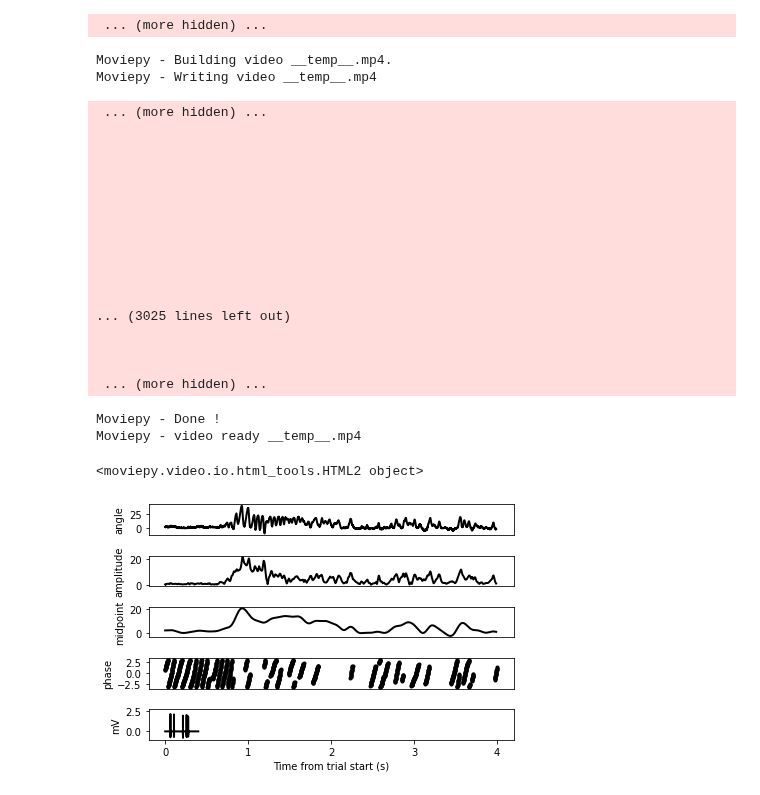
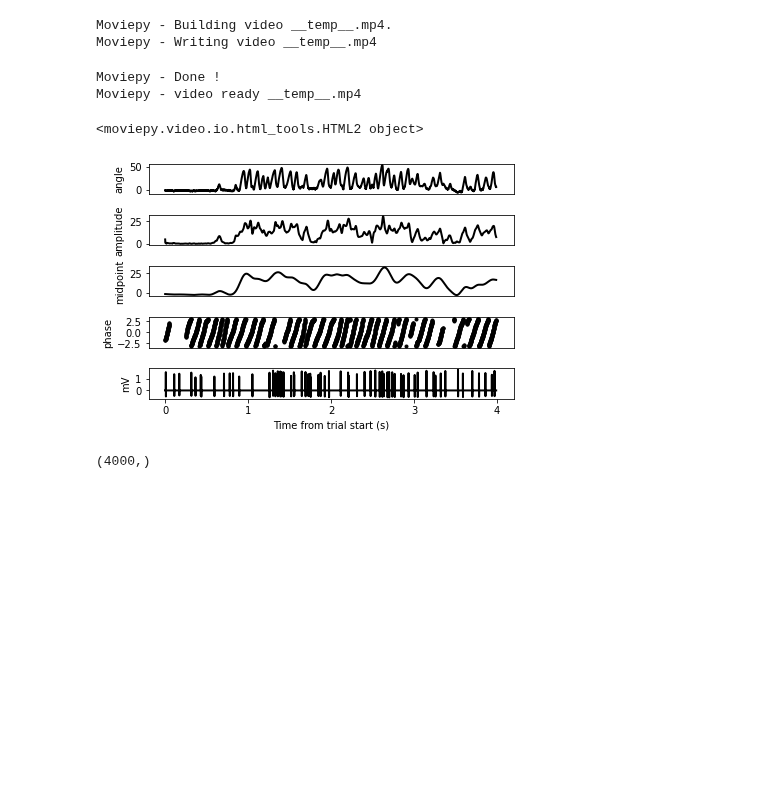
Before and after one commit to jacheung/bookshelf, a Jupyter notebook: Matlab/build_trial_movie.ipynb, the cells around one changed output. Cells and saved outputs as stored; diff of their text form; code cells hidden in the pictures; blank space fills up the shorter version.

Commit message:
compiled whisker trace along with spikes for animation draft
todo: add whisker video

```diff
--- a/Matlab/build_trial_movie.ipynb
+++ b/Matlab/build_trial_movie.ipynb
@@ -21,58 +21,44 @@ filtered_phase[amplitude_mask] = np.nan
 y0 = ds['thetaAtBase'][:,trial]
 y1 = ds['amplitude'][:,trial]
 y2 = ds['setpoint'][:,trial]
-y3 = filtered_phase
-y4 = ds['spikes_traces'][:,trial]
+y3 = ds['phase'][:,trial]
+y4 = ds['spikes_trace'][:,trial]
 # %%
 # Set up plots for animation
 fig, ax = plt.subplots(5,1)
 l0, = ax[0].plot(x, y0, lw=2, c='k')
 l1, = ax[1].plot(x, y1, lw=2, c='k')
 l2, = ax[2].plot(x, y2, lw=2, c='k')
 l3, = ax[3].plot(x, y3, 'k.')
-l4, = ax[4].plot(np.arange(0,len(y4)), y4, lw=2, c='k')
+l4, = ax[4].plot(x, y4, lw=2, c='k')
 
 labels = ['angle', 'amplitude', 'midpoint', 'phase', 'mV']
 for ix,k in enumerate(ax):
     ax[ix].set_xticks([])
     ax[ix].set_ylabel(labels[ix])
-ax[4].set_xticks([0,10000,20000,30000,40000])
+ax[4].set_xticks([0,1000,2000,3000,4000])
 ax[4].set_xticklabels([0,1,2,3,4])
 ax[4].set_xlabel("Time from trial start (s)")
 fig.tight_layout()
 
 # Animate figure with moviepy
 def plot_until_t(t):
     t_idx = int(round(duration*(t/10)))
     for idx,val in enumerate(ax):
         exec('l' + str(idx) + '.set_xdata(x[:t_idx])')
         exec('l' + str(idx) + '.set_ydata(y' + str(idx) +'[:t_idx])')
     return mplfig_to_npimage(fig)
 
 plotclip = VideoClip(plot_until_t, duration=10)
 plotclip.ipython_display(fps=40, loop=True, autoplay=True,progress_bar=False)
 # %% [output]
- ... (more hidden) ...
+Moviepy - Building video __temp__.mp4.
+Moviepy - Writing video __temp__.mp4
-Moviepy - Building video __temp__.mp4.
-Moviepy - Writing video __temp__.mp4
+Moviepy - Done !
+Moviepy - video ready __temp__.mp4
- ... (more hidden) ...
-
-
-
-
-
-
-
-
-
-
-
-... (3025 lines left out)
-
-
-
- ... (more hidden) ...
+<moviepy.video.io.html_tools.HTML2 object>
-Moviepy - Done !
-Moviepy - video ready __temp__.mp4
-<moviepy.video.io.html_tools.HTML2 object>
-[figure, old version]
+[figure, new version]
+# %%
+y3.shape
+# %% [output]
+(4000,)
```
Also changed, not shown: 1 other file.
